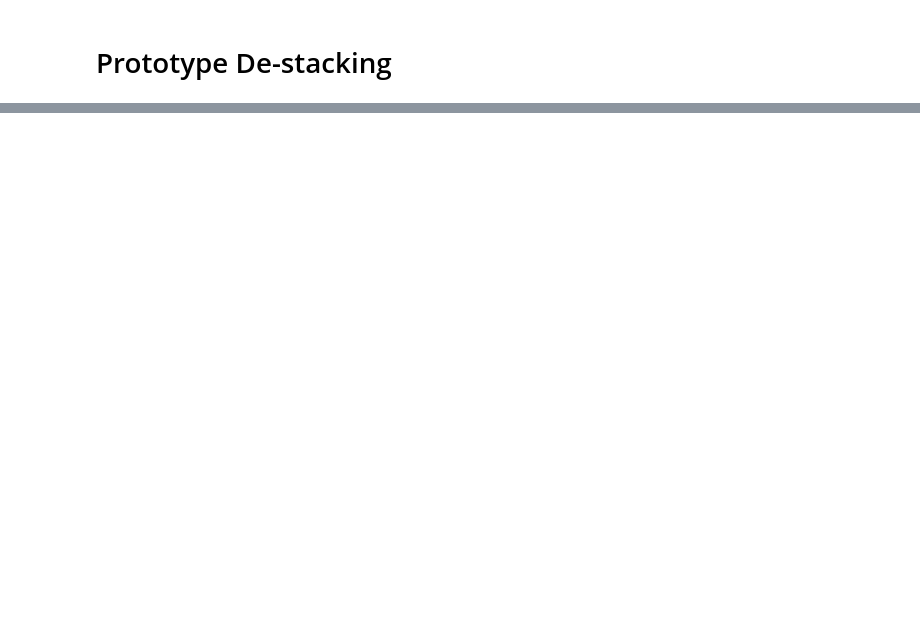
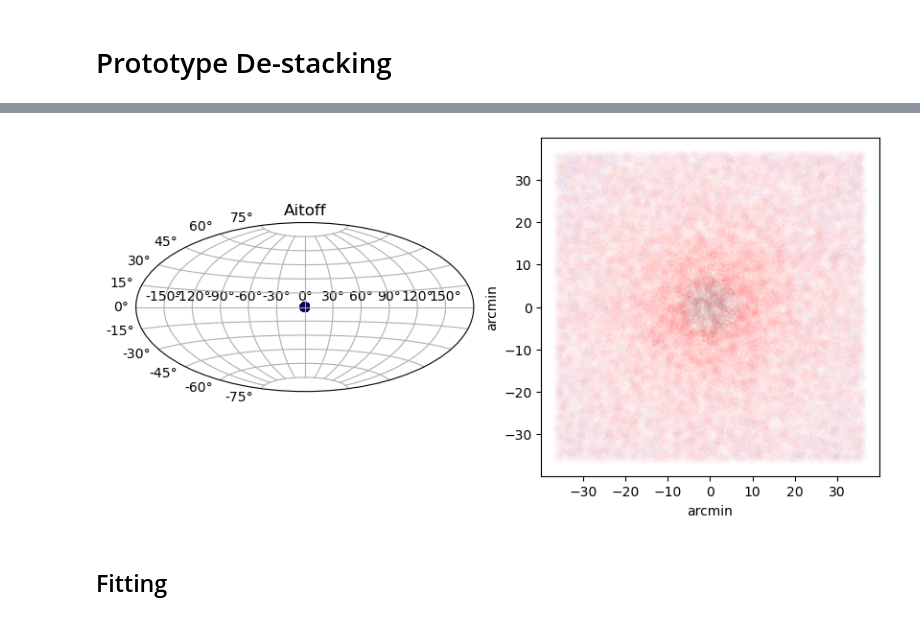
Before and after one commit to andrevitorelli/destacking, a Jupyter notebook: notebooks/prototype_destacking.ipynb, the cells around one changed output, grey strips where cells are left out. Drawn from its saved outputs; the diff is of its cells as text; code cells hidden in the pictures; blank space fills up the shorter version.

```diff
--- a/notebooks/prototype_destacking.ipynb
+++ b/notebooks/prototype_destacking.ipynb
@@ -152,0 +187,31 @@ Type:      function
+# %%
+def simcluster(gal_density,total_radius,z_range,cluster,shape_noise,seed=31415):
+    cat = xlensing.sims.make_simple_random_cat(
+        density=gal_density,
+        width_rad=total_radius/xlensing.cosmo.DA(0,0.3),
+        zrange=z_range,
+        shape_noise=shape_noise,
+        seed=seed
+    ).T
+    cat = xlensing.sims.apply_NFW_shear_region(cluster,cat)
+    cat = table.Table(cat,names=['ra','dec','z','e1','e2','R11','R12','R21','R22','w'])
+    return cat
+# %%
+cluster = [0.,0.,.3,1e14,5.]
+# %%
+cluster_test = simcluster(gal_density=30,total_radius=10,z_range=[.3,2.],cluster=cluster,shape_noise=0.000025)
+# %%
+plt.figure(figsize=(10,5))
+plt.subplot(121, projection="aitoff")
+ellip = np.sqrt(cluster_test['e1']**2+ cluster_test['e2']**2)
+plt.scatter(cluster_test['ra'],cluster_test['dec'],s=(cluster_test['z']+1)*10,c=ellip,cmap='seismic')
+plt.title("Aitoff")
+plt.grid(True)
+plt.subplot(122)
+plt.scatter(np.degrees(cluster_test['ra'])*60,np.degrees(cluster_test['dec'])*60,s=(cluster_test['z']+1)*10,c=np.log10(ellip),cmap='seismic',alpha=.01)
+plt.xlabel('arcmin')
+plt.ylabel('arcmin')
+ax = plt.gca()
+ax.set_aspect('equal')
+# %% [output]
+[figure, added]
@@ -152,0 +230,2 @@ Type:      function
+# %% [markdown]
+## Fitting
```
Also changed, not shown: parts of 46 cells of this notebook, 1 other file.
